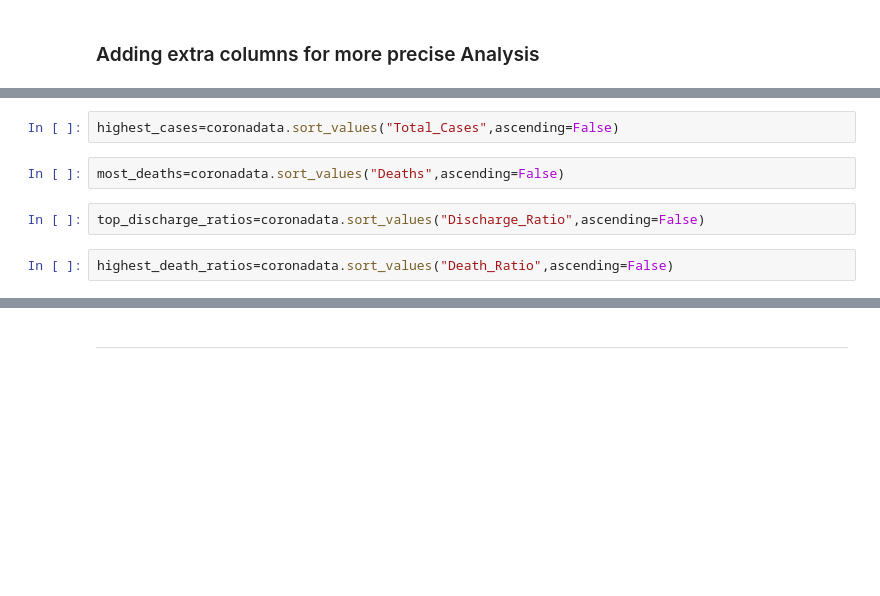
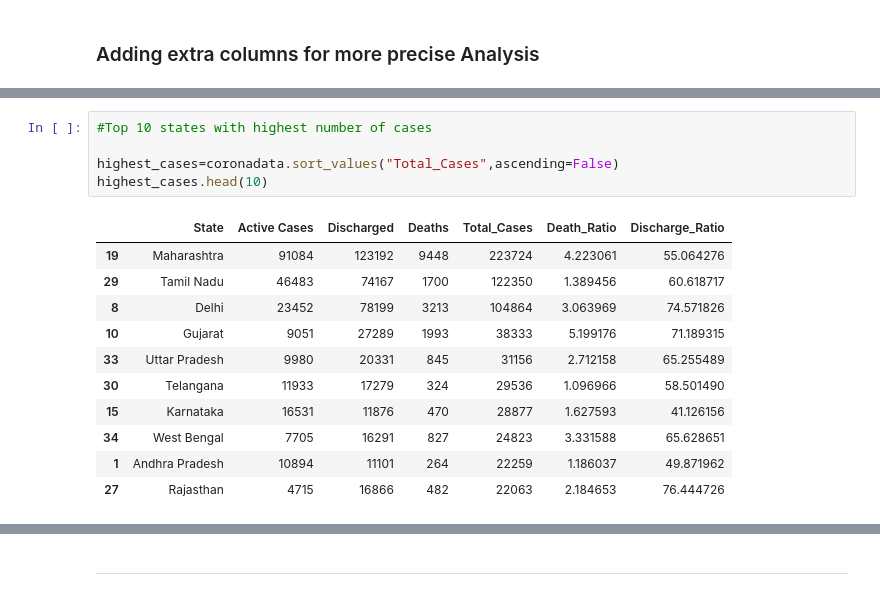
Before and after one commit to Yashb17/COVID-19-INDIA-Analysis, a Jupyter notebook: Covid 19 India Analysis.ipynb, the cells around one changed output, grey strips where cells are left out. Saved outputs shown, nothing was run; the diff lists cells and outputs as text; blank space fills up the shorter version.

```diff
--- a/Covid 19 India Analysis.ipynb
+++ b/Covid 19 India Analysis.ipynb
@@ -212,8 +234,17 @@ india_data1
-# %%
-highest_cases=coronadata.sort_values("Total_Cases",ascending=False)
-# %%
-most_deaths=coronadata.sort_values("Deaths",ascending=False)
-# %%
-top_discharge_ratios=coronadata.sort_values("Discharge_Ratio",ascending=False)
-# %%
-highest_death_ratios=coronadata.sort_values("Death_Ratio",ascending=False)
+# %%
+#Top 10 states with highest number of cases
+
+highest_cases=coronadata.sort_values("Total_Cases",ascending=False)
+highest_cases.head(10)
+# %% [output]
+|  | State | Active Cases | Discharged | Deaths | Total_Cases | Death_Ratio | Discharge_Ratio |
+| 19 | Maharashtra | 91084 | 123192 | 9448 | 223724 | 4.223061 | 55.064276 |
+| 29 | Tamil Nadu | 46483 | 74167 | 1700 | 122350 | 1.389456 | 60.618717 |
+| 8 | Delhi | 23452 | 78199 | 3213 | 104864 | 3.063969 | 74.571826 |
+| 10 | Gujarat | 9051 | 27289 | 1993 | 38333 | 5.199176 | 71.189315 |
+| 33 | Uttar Pradesh | 9980 | 20331 | 845 | 31156 | 2.712158 | 65.255489 |
+| 30 | Telangana | 11933 | 17279 | 324 | 29536 | 1.096966 | 58.501490 |
+| 15 | Karnataka | 16531 | 11876 | 470 | 28877 | 1.627593 | 41.126156 |
+| 34 | West Bengal | 7705 | 16291 | 827 | 24823 | 3.331588 | 65.628651 |
+| 1 | Andhra Pradesh | 10894 | 11101 | 264 | 22259 | 1.186037 | 49.871962 |
+| 27 | Rajasthan | 4715 | 16866 | 482 | 22063 | 2.184653 | 76.444726 |
```
Also changed, not shown: parts of 24 cells of this notebook.
